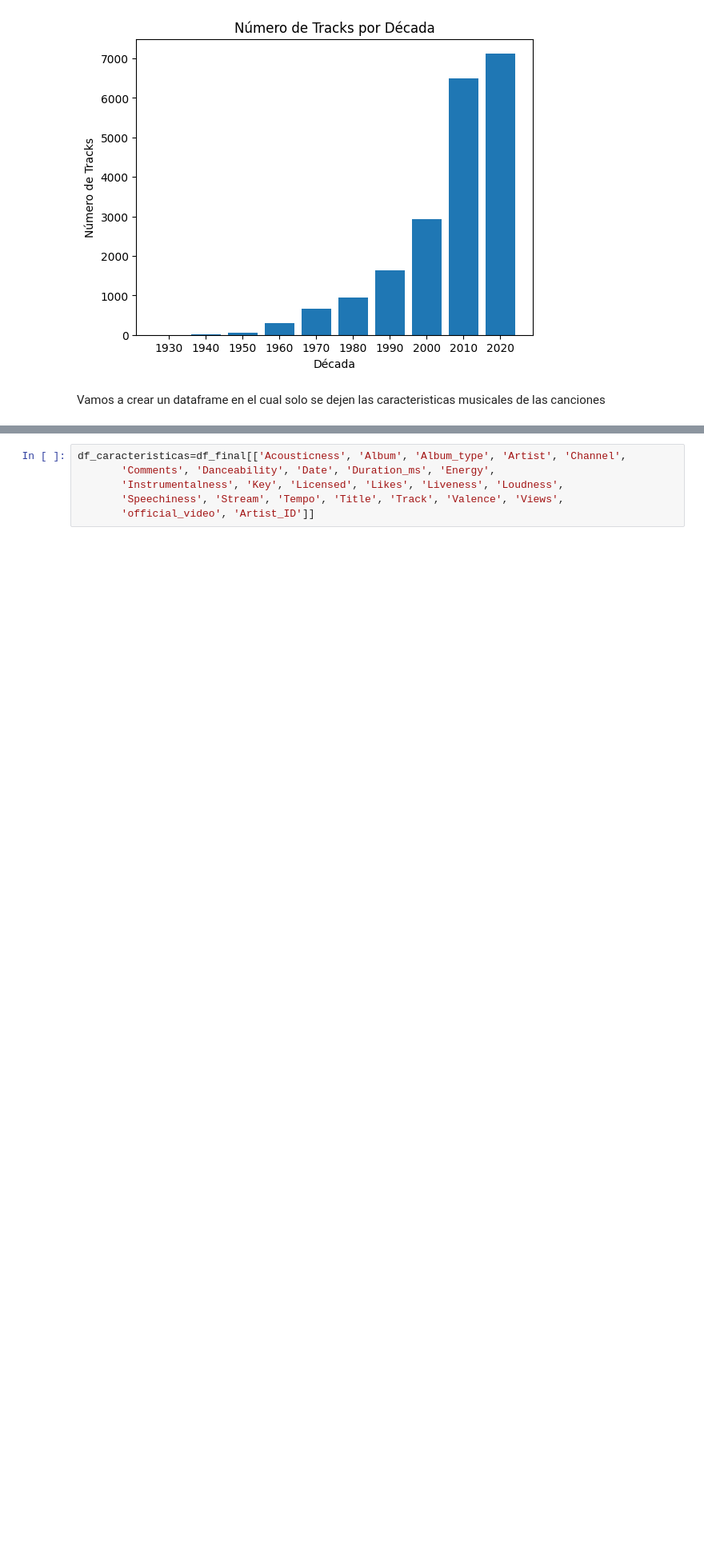
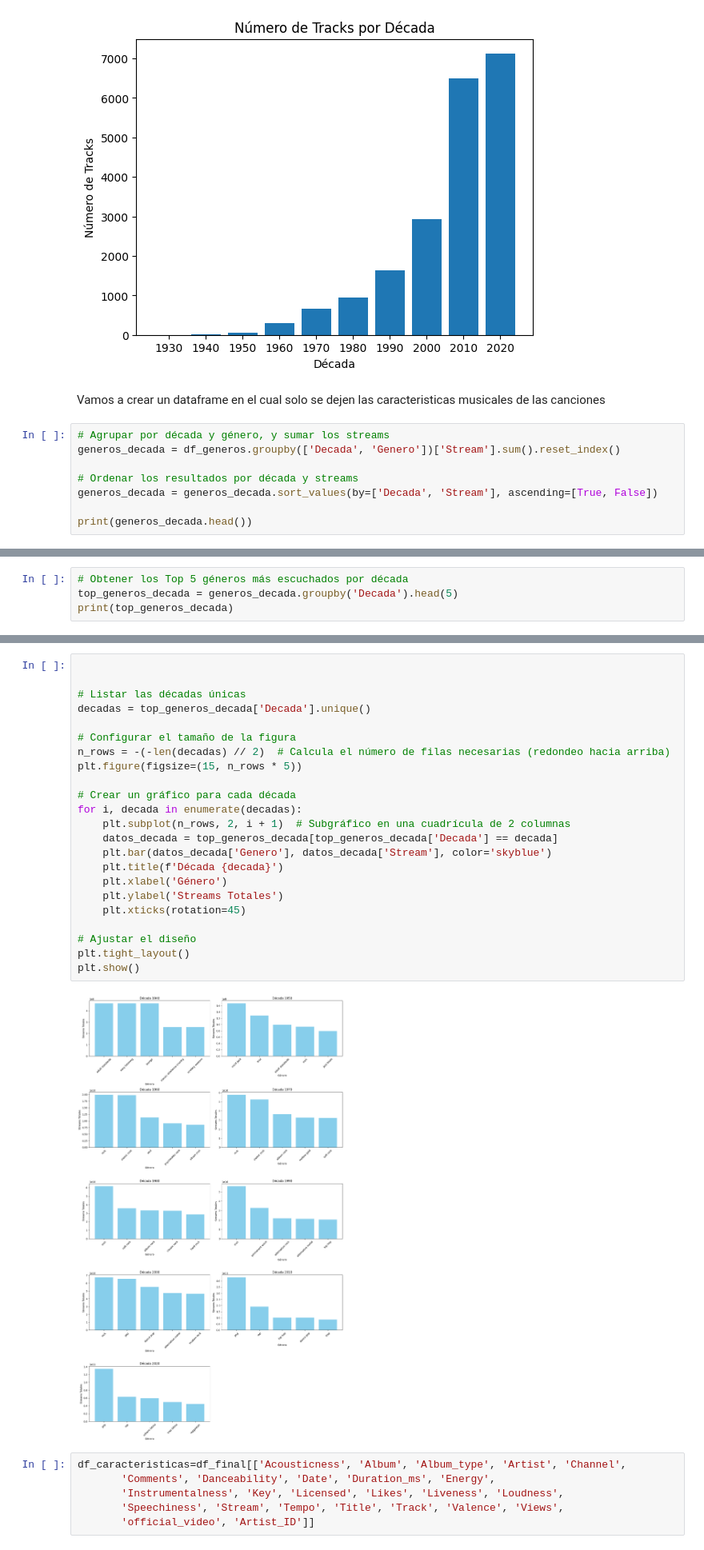
Before and after one commit to jjmoras1/DS2_Preentrega01, a Jupyter notebook: 03_Fecha album.ipynb, the cells around one changed output, grey strips where cells are left out. Shown: that part at 80% size. Cells and saved outputs as stored; diff of their text form; blank space fills up the shorter version.

```diff
--- a/03_Fecha album.ipynb
+++ b/03_Fecha album.ipynb
@@ -820,3 +926,11 @@ plt.show()
 [figure]
 # %% [markdown]
 Vamos a crear un dataframe en el cual solo se dejen las caracteristicas musicales de las canciones
+# %%
+# Agrupar por década y género, y sumar los streams
+generos_decada = df_generos.groupby(['Decada', 'Genero'])['Stream'].sum().reset_index()
+
+# Ordenar los resultados por década y streams
+generos_decada = generos_decada.sort_values(by=['Decada', 'Stream'], ascending=[True, False])
+
+print(generos_decada.head())
@@ -822,0 +944,4 @@ Vamos a crear un dataframe en el cual solo se dejen las caracteristicas musicale
+# %%
+# Obtener los Top 5 géneros más escuchados por década
+top_generos_decada = generos_decada.groupby('Decada').head(5)
+print(top_generos_decada)
@@ -823,3 +1004,28 @@ Vamos a crear un dataframe en el cual solo se dejen las caracteristicas musicale
+# %%
+
+
+# Listar las décadas únicas
+decadas = top_generos_decada['Decada'].unique()
+
+# Configurar el tamaño de la figura
+n_rows = -(-len(decadas) // 2)  # Calcula el número de filas necesarias (redondeo hacia arriba)
+plt.figure(figsize=(15, n_rows * 5))
+
+# Crear un gráfico para cada década
+for i, decada in enumerate(decadas):
+    plt.subplot(n_rows, 2, i + 1)  # Subgráfico en una cuadrícula de 2 columnas
+    datos_decada = top_generos_decada[top_generos_decada['Decada'] == decada]
+    plt.bar(datos_decada['Genero'], datos_decada['Stream'], color='skyblue')
+    plt.title(f'Década {decada}')
+    plt.xlabel('Género')
+    plt.ylabel('Streams Totales')
+    plt.xticks(rotation=45)
+
+# Ajustar el diseño
+plt.tight_layout()
+plt.show()
+# %% [output]
+[figure, added]
 # %%
 df_caracteristicas=df_final[['Acousticness', 'Album', 'Album_type', 'Artist', 'Channel',
        'Comments', 'Danceability', 'Date', 'Duration_ms', 'Energy',
```
Also changed, not shown: parts of 17 cells of this notebook.
